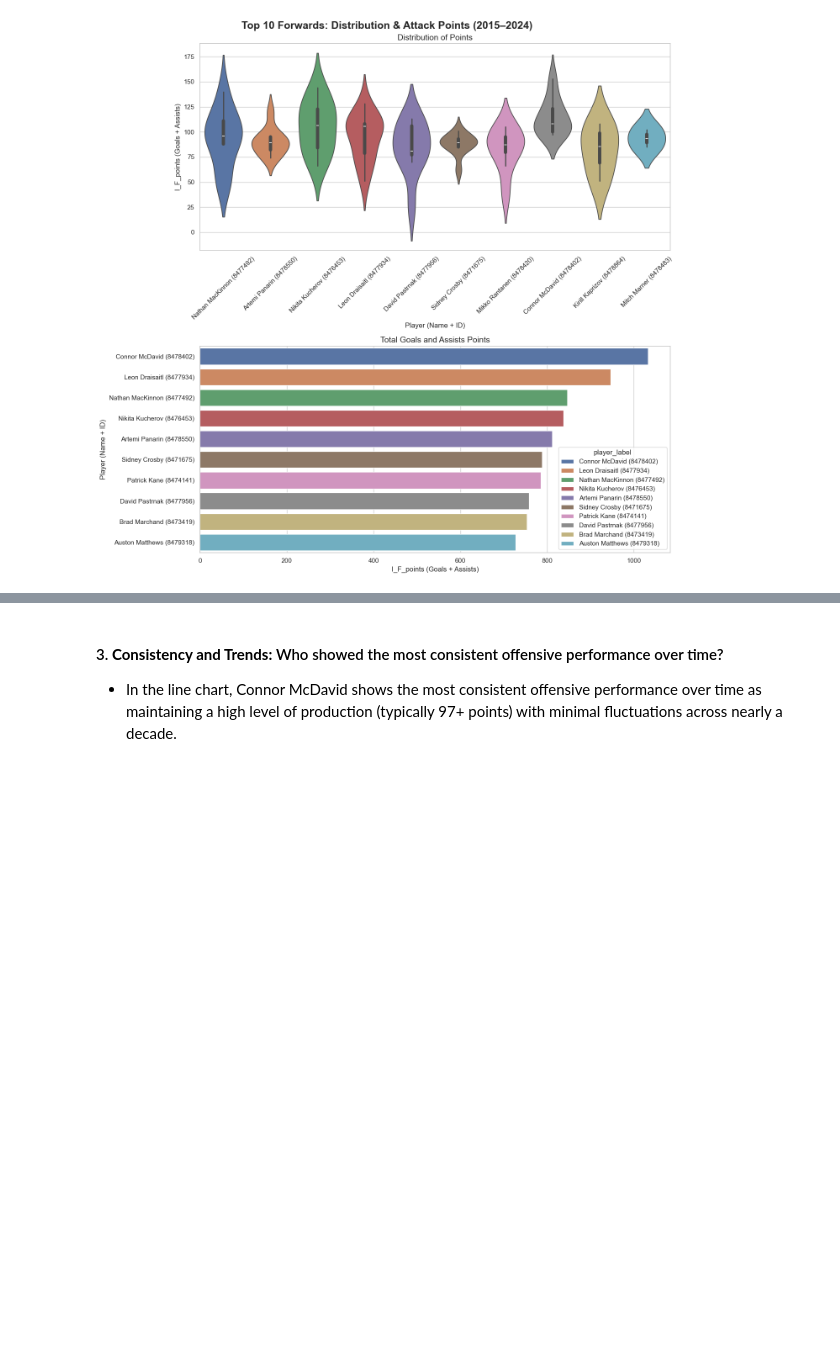
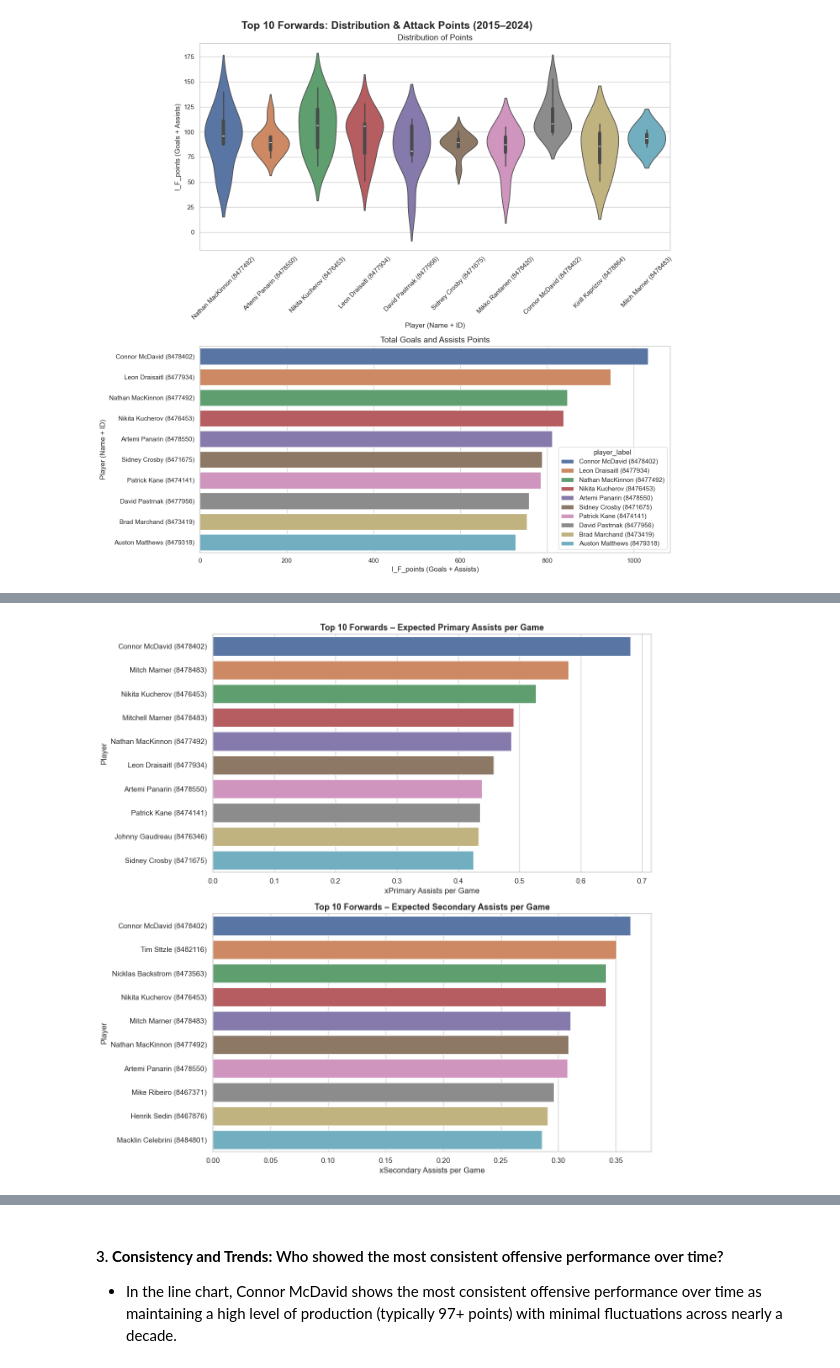
Before and after one commit to sionkimadd/data_m4, a Jupyter notebook: assignment4_Sion_Kim.ipynb, the cells around one changed output, grey strips where cells are left out. Cells and saved outputs as stored; diff of their text form; code cells hidden in the pictures; blank space fills up the shorter version.

```diff
--- a/assignment4_Sion_Kim.ipynb
+++ b/assignment4_Sion_Kim.ipynb
@@ -255,0 +385,50 @@ plt.show()
+# %%
+# Create xPrimary and xSecondary Assists per Game metrics
+df_forwards_attacks['xPrimary_Assists_per_Game'] = (
+    df_forwards_attacks['I_F_primaryAssists'] / df_forwards_attacks['games_played']
+)
+df_forwards_attacks['xSecondary_Assists_per_Game'] = (
+    df_forwards_attacks['I_F_secondaryAssists'] / df_forwards_attacks['games_played']
+)
+
+# Top10 players based on xPrimary and xSecondary Assists per Game
+top10_xPrimary = (
+    df_forwards_attacks.groupby('player_label')['xPrimary_Assists_per_Game']
+    .mean().nlargest(10).reset_index()
+)
+top10_xSecondary = (
+    df_forwards_attacks.groupby('player_label')['xSecondary_Assists_per_Game']
+    .mean().nlargest(10).reset_index()
+)
+
+# Color palette
+colors = sns.color_palette("deep", 10)
+
+fig, axes = plt.subplots(2, 1, figsize=(12, 12))
+
+# Primary Assists per Game
+sns.barplot(
+    data=top10_xPrimary,
+    x='xPrimary_Assists_per_Game', y='player_label',
+    palette=colors, hue='player_label', legend=False,
+    ax=axes[0]
+)
+axes[0].set_title("Top 10 Forwards – Expected Primary Assists per Game", fontsize=13, fontweight='bold')
+axes[0].set_xlabel("xPrimary Assists per Game")
+axes[0].set_ylabel("Player")
+
+# Secondary Assists per Game
+sns.barplot(
+    data=top10_xSecondary,
+    x='xSecondary_Assists_per_Game', y='player_label',
+    palette=colors, hue='player_label', legend=False,
+    ax=axes[1]
+)
+axes[1].set_title("Top 10 Forwards – Expected Secondary Assists per Game", fontsize=13, fontweight='bold')
+axes[1].set_xlabel("xSecondary Assists per Game")
+axes[1].set_ylabel("Player")
+
+plt.tight_layout()
+plt.show()
+# %% [output]
+[figure, added]
```
Also changed, not shown: parts of 12 cells of this notebook.
